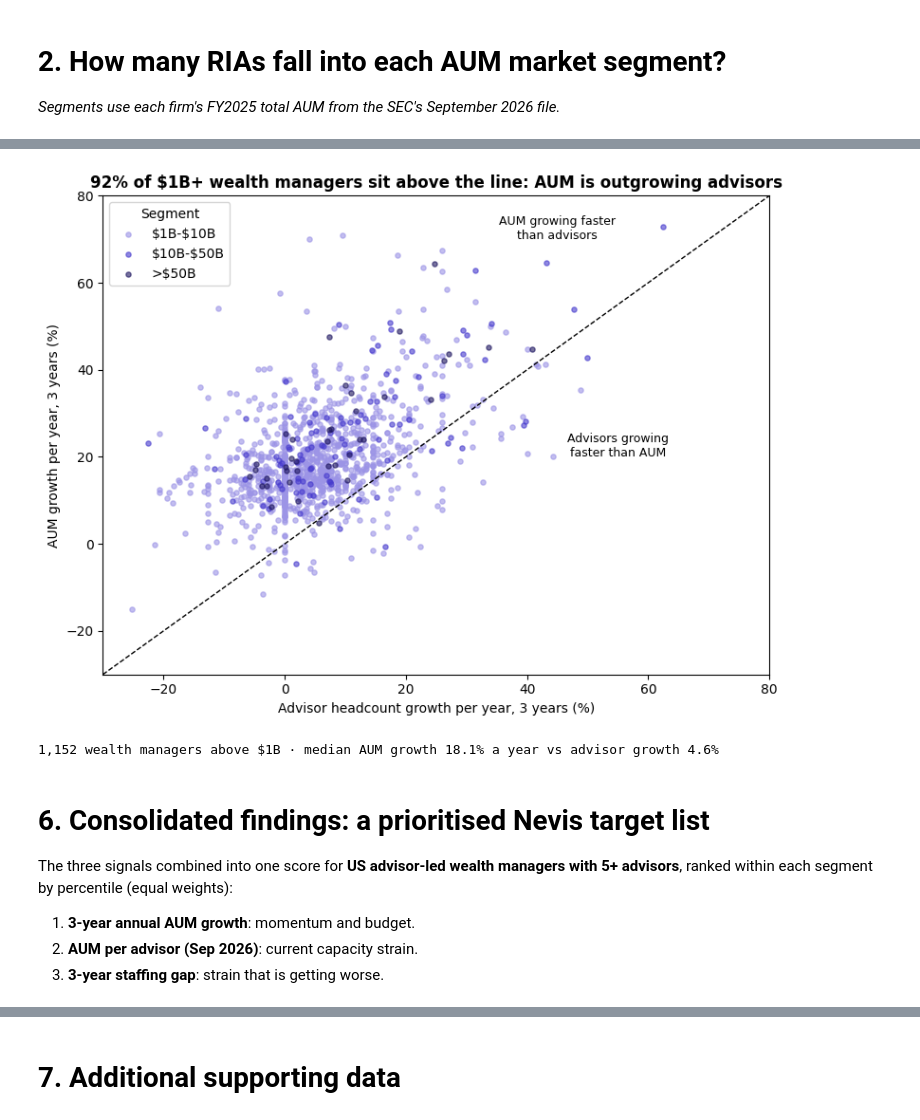
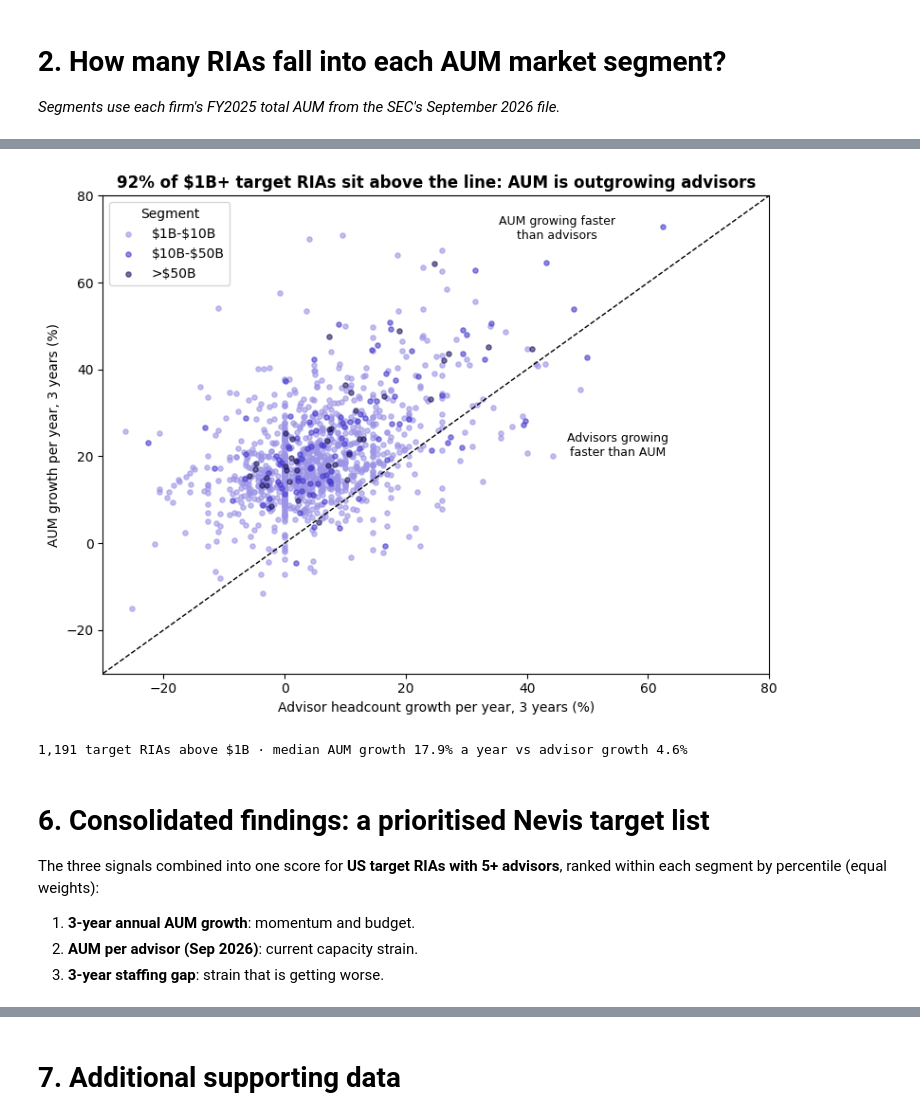
Before and after one commit to justinmcbryan/nevis-ria-analysis, a Jupyter notebook: nevis_ria_analysis.ipynb, the cells around one changed output, grey strips where cells are left out. Cells and saved outputs as stored; diff of their text form; code cells hidden in the pictures.

```diff
--- a/nevis_ria_analysis.ipynb
+++ b/nevis_ria_analysis.ipynb
@@ -911,20 +930,20 @@ Show the 1-year and 5-year views
 # %%
 #@title
 fig, ax = plt.subplots(figsize=(8, 6))
 for s, c in zip(LABELS[1:], ["#9C94E6", "#473BCE", "#1E1660"]):
     d = w3[w3.segment == s]; ax.scatter(d.advisor_cagr * 100, d.aum_cagr * 100, s=14, alpha=.6, label=s.replace("$", r"\$"), color=c)
 lim = [-30, 80]; ax.plot(lim, lim, "k--", lw=1); ax.set_xlim(lim); ax.set_ylim(lim)
 ax.text(45, 70, "AUM growing faster\nthan advisors", ha="center", fontsize=9); ax.text(55, 20, "Advisors growing\nfaster than AUM", ha="center", fontsize=9)
 ax.set_xlabel("Advisor headcount growth per year, 3 years (%)"); ax.set_ylabel("AUM growth per year, 3 years (%)")
-ax.set_title(f"{(w3.staffing_gap > 0).mean():.0%} of \\$1B+ wealth managers sit above the line: AUM is outgrowing advisors", fontweight="bold")
+ax.set_title(f"{(w3.staffing_gap > 0).mean():.0%} of \\$1B+ target RIAs sit above the line: AUM is outgrowing advisors", fontweight="bold")
 ax.legend(title="Segment"); plt.tight_layout(); plt.show()
-print(f"{len(w3):,} wealth managers above $1B · median AUM growth {w3.aum_cagr.median():.1%} a year vs advisor growth {w3.advisor_cagr.median():.1%}")
+print(f"{len(w3):,} target RIAs above $1B · median AUM growth {w3.aum_cagr.median():.1%} a year vs advisor growth {w3.advisor_cagr.median():.1%}")
 # %% [output]
-[figure, old version]
+[figure, new version]
-1,152 wealth managers above $1B · median AUM growth 18.1% a year vs advisor growth 4.6%
+1,191 target RIAs above $1B · median AUM growth 17.9% a year vs advisor growth 4.6%
 # %% [markdown]
 # 6. Consolidated findings: a prioritised Nevis target list
-The three signals combined into one score for **US advisor-led wealth managers with 5+ advisors**, ranked within each segment by percentile (equal weights):
+The three signals combined into one score for **US target RIAs with 5+ advisors**, ranked within each segment by percentile (equal weights):
 1. **3-year annual AUM growth**: momentum and budget.
 2. **AUM per advisor (Sep 2026)**: current capacity strain.
 3. **3-year staffing gap**: strain that is getting worse.
```
Also changed, not shown: parts of 33 cells of this notebook, 4 other files.
